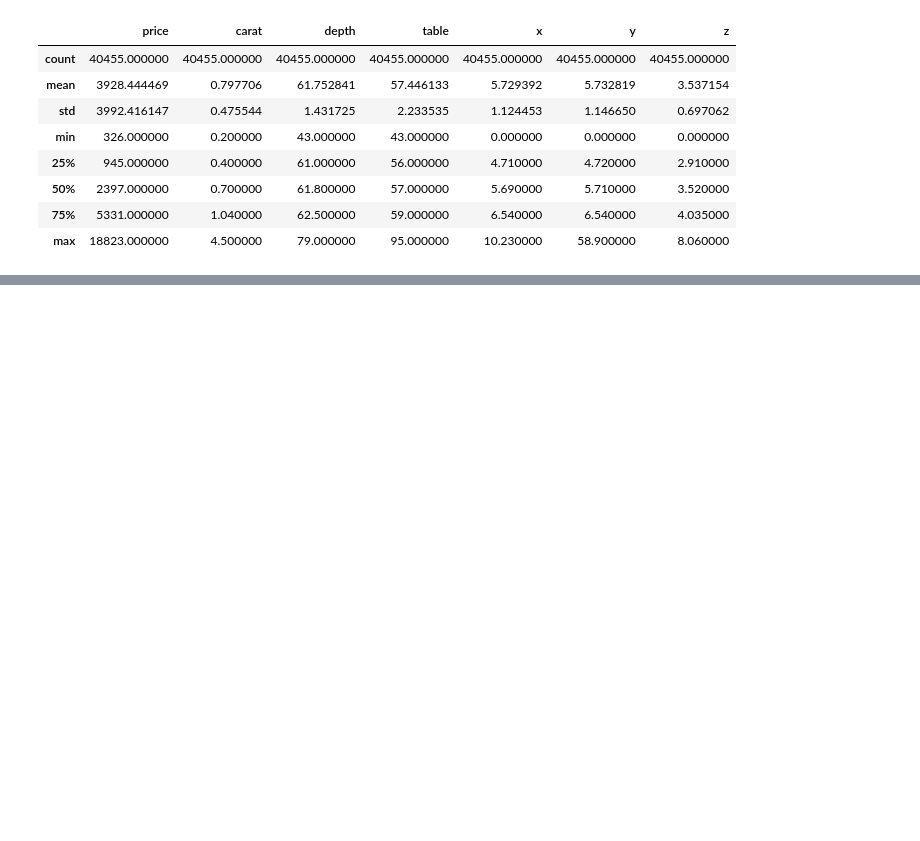
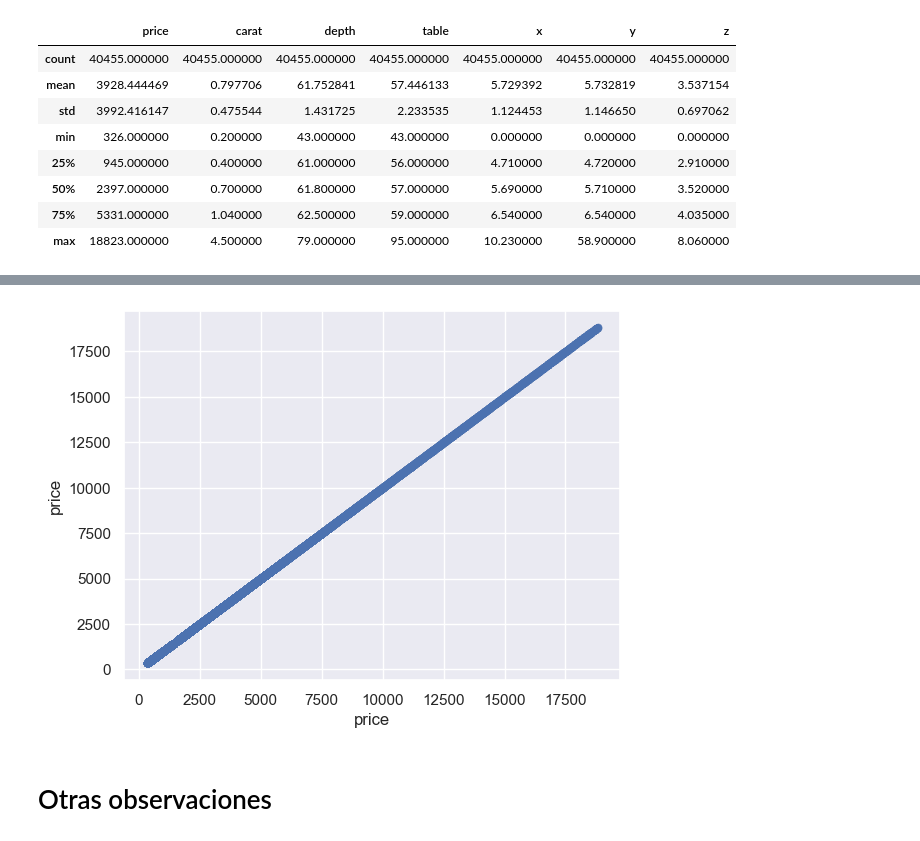
Before and after one commit to SilviaAlconGarrido/EDA_challenge, a Jupyter notebook: Untitled.ipynb, the cells around one changed output, grey strips where cells are left out. Saved outputs shown, nothing was run; the diff lists cells and outputs as text; code cells hidden in the pictures; blank space fills up the shorter version.

```diff
--- a/Untitled.ipynb
+++ b/Untitled.ipynb
@@ -302,0 +305,8 @@ Mediana: 2397.0
+# %%
+var = 'price'
+data = pd.concat([df_final2['price'], df_final2[var]], axis=1)
+data.plot.scatter(x=var, y='price', alpha = 0.5);
+# %% [output]
+[figure, added]
+# %% [markdown]
+# Otras observaciones
```
Also changed, not shown: parts of 11 cells of this notebook, 1 other file.
